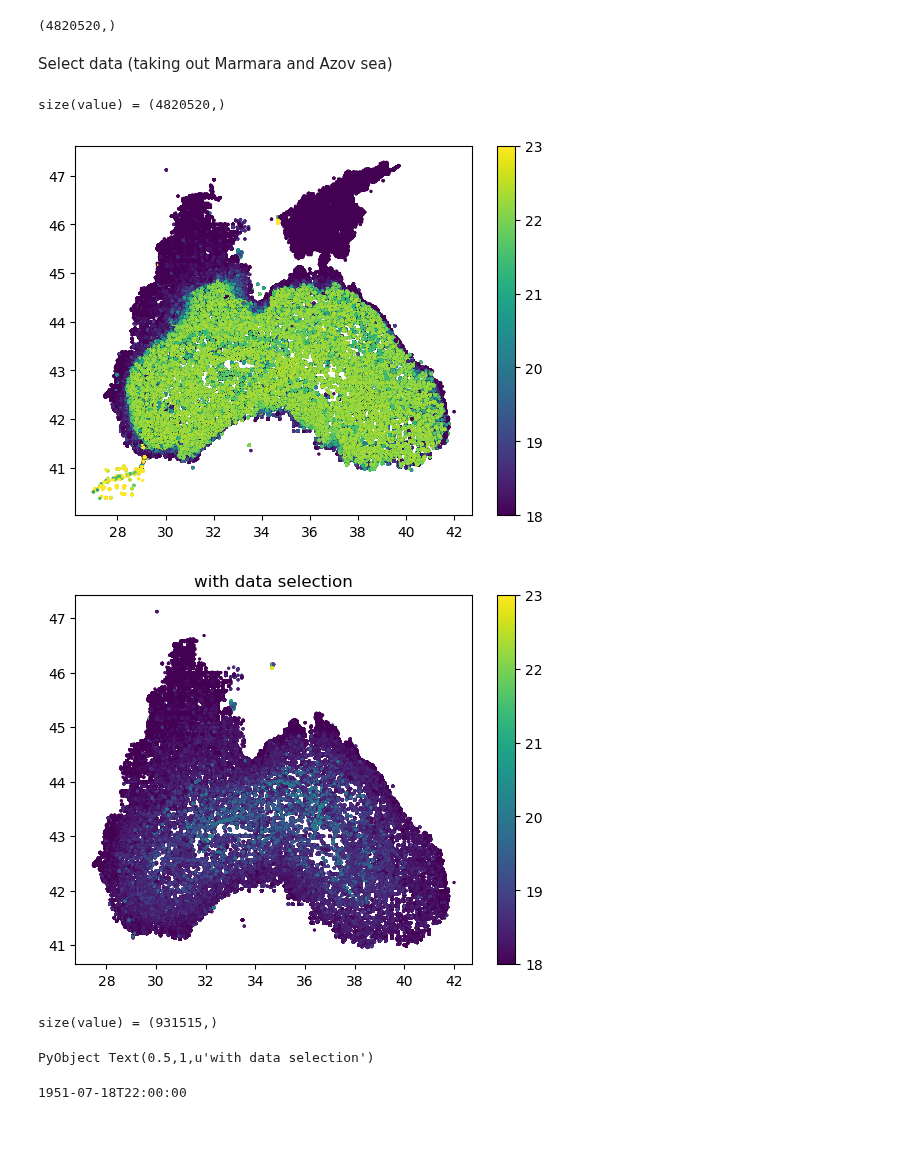
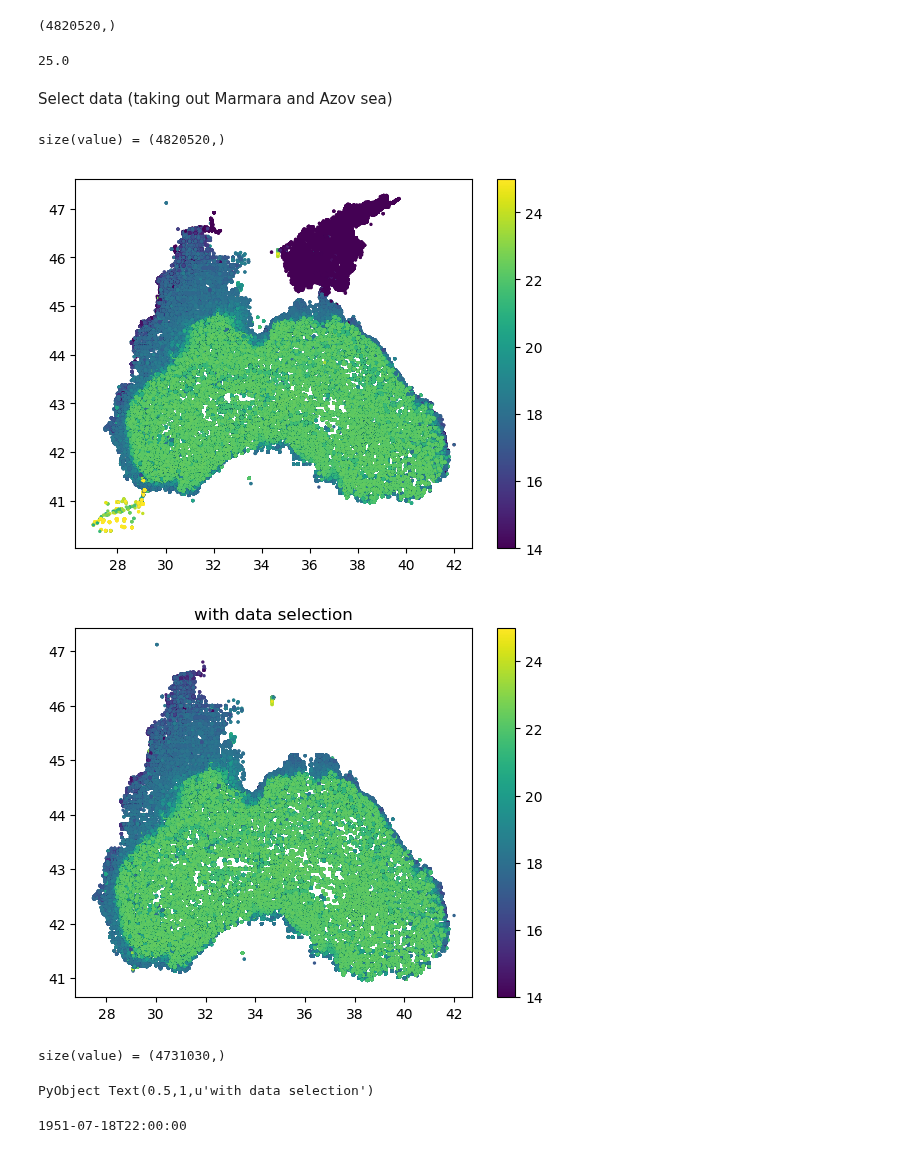
Before and after one commit to gher-uliege/Diva-Workshops, a Jupyter notebook: notebooks/Advanced-topics/BigBlackSea.ipynb, the cells around one changed output. Cells and saved outputs as stored; diff of their text form; code cells hidden in the pictures.

```diff
--- a/notebooks/Advanced-topics/BigBlackSea.ipynb
+++ b/notebooks/Advanced-topics/BigBlackSea.ipynb
@@ -82,33 +99,39 @@ x = "1929-11T11:52"
 x = "1929-11T11:52"
 size(value) = (4820520,)
 (4820520,)
+# %%
+deepestdata=5500.0
+lowestdata=14.0
+highestdata=25.0
+# %% [output]
+25.0
 # %% [markdown]
 Select data (taking out Marmara and Azov sea)
 # %%
-sel=(value.>16) .& (value.<23).& .~((lon.>34.75) .& (lat.>45.25)) .&
-.~((lon.<29.5) .& (lat.<41.125)) .& (depth.<55) .& (timeval .> DateTime(Date(1950)))
+sel=(value.>lowestdata) .& (value.<highestdata).& .~((lon.>34.75) .& (lat.>45.10)) .&
+.~((lon.<29.5) .& (lat.<41.125)) .& (depth.<deepestdata) .& (timeval .> DateTime(Date(1950)))
 
-scatter(lon,lat,s=2,c=value,vmin=18,vmax=23);colorbar()
+scatter(lon,lat,s=2,c=value,vmin=lowestdata,vmax=highestdata);colorbar()
 
 @show(size(value))
 
 value=value[sel]
 lon=lon[sel]
 lat=lat[sel]
 depth=depth[sel]
 timeval=timeval[sel]
 ids=ids[sel]
 
 @show(size(value))
 figure()
 
-scatter(lon,lat,s=2,c=value,vmin=18,vmax=23);colorbar()
+scatter(lon,lat,s=2,c=value,vmin=lowestdata,vmax=highestdata);colorbar()
 title("with data selection")
 # %% [output]
 size(value) = (4820520,)
-[figure, old version]
+[figure, new version]
-[figure, old version]
+[figure, new version]
-size(value) = (931515,)
+size(value) = (4731030,)
 PyObject Text(0.5,1,u'with data selection')
 # %%
 timeval[1]
```
Also changed, not shown: parts of 42 cells of this notebook, 1 other file.
